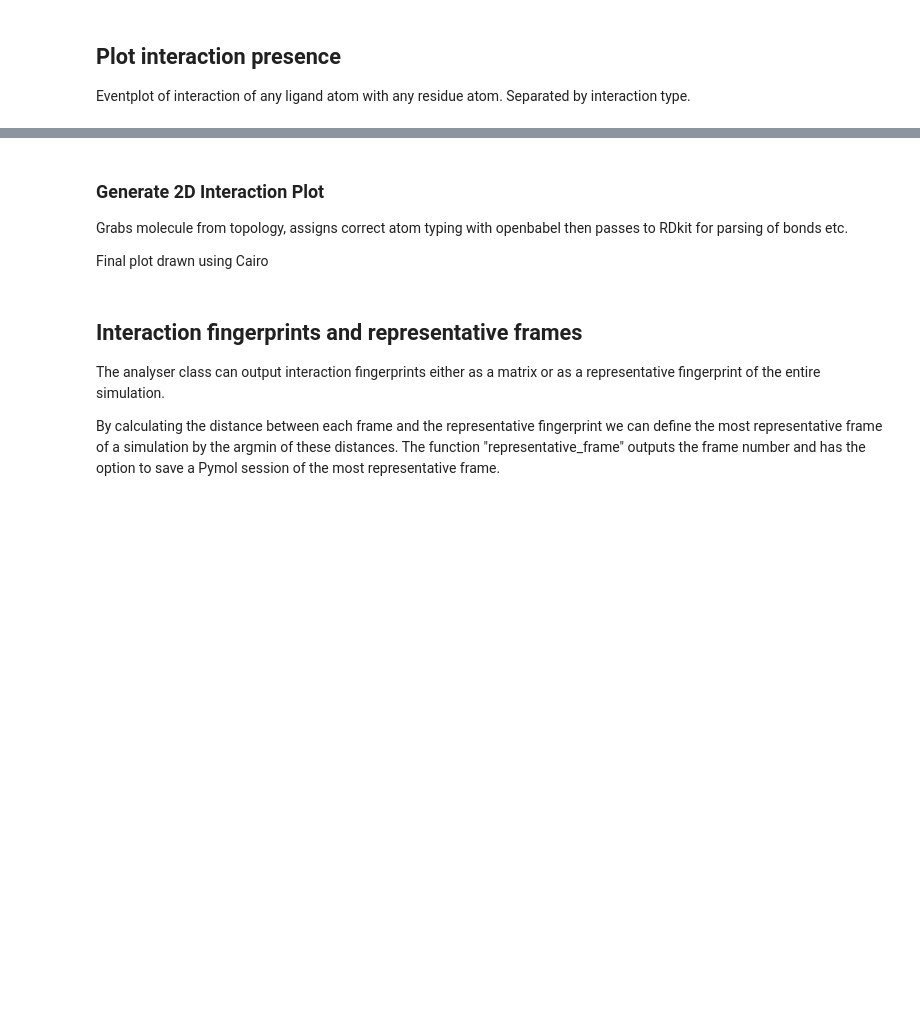
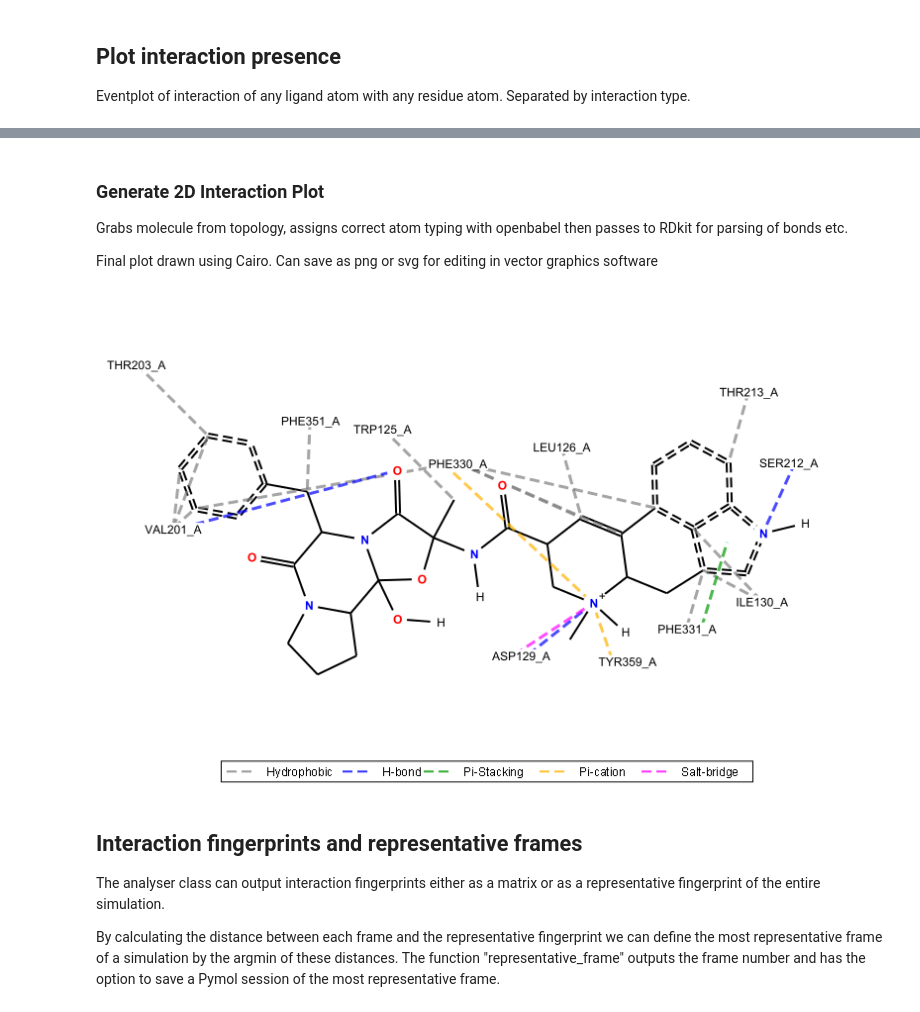
Before and after one commit to nazim-med/MD_Interactions, a Jupyter notebook: Example/notebook_1-example.ipynb, the cells around one changed output, grey strips where cells are left out. Saved outputs shown, nothing was run; the diff lists cells and outputs as text; code cells hidden in the pictures; blank space fills up the shorter version.

```diff
--- a/Example/notebook_1-example.ipynb
+++ b/Example/notebook_1-example.ipynb
@@ -82,4 +110,4 @@ analyser.plot_interaction_presence(plot_thresh=0.3, save_files=True)
 
 Grabs molecule from topology, assigns correct atom  typing with openbabel then passes to RDkit for parsing of bonds etc.
 
-Final plot drawn using Cairo
+Final plot drawn using Cairo. Can save as png or svg for editing in vector graphics software
@@ -88,3 +114,9 @@ analyser.plot_2D_interactions(plot_thresh=0.3, save_png=True, out_name="Example_
+# %%
+analyser.plot_2D_interactions(plot_thresh=0.2, save_files=True, out_name="Example_2d_plot.png", padding=50)
+analyser.plot_2D_interactions(plot_thresh=0.2, save_files=True, out_name="Example_2d_plot.svg", padding=50)
+analyser.plot_2D_interactions(plot_thresh=0.2, save_files=False, padding=50)
+# %% [output]
+[figure, added]
 # %% [markdown]
 ## Interaction fingerprints and representative frames
 
```
Also changed, not shown: parts of 5 cells of this notebook, 16 other files.
